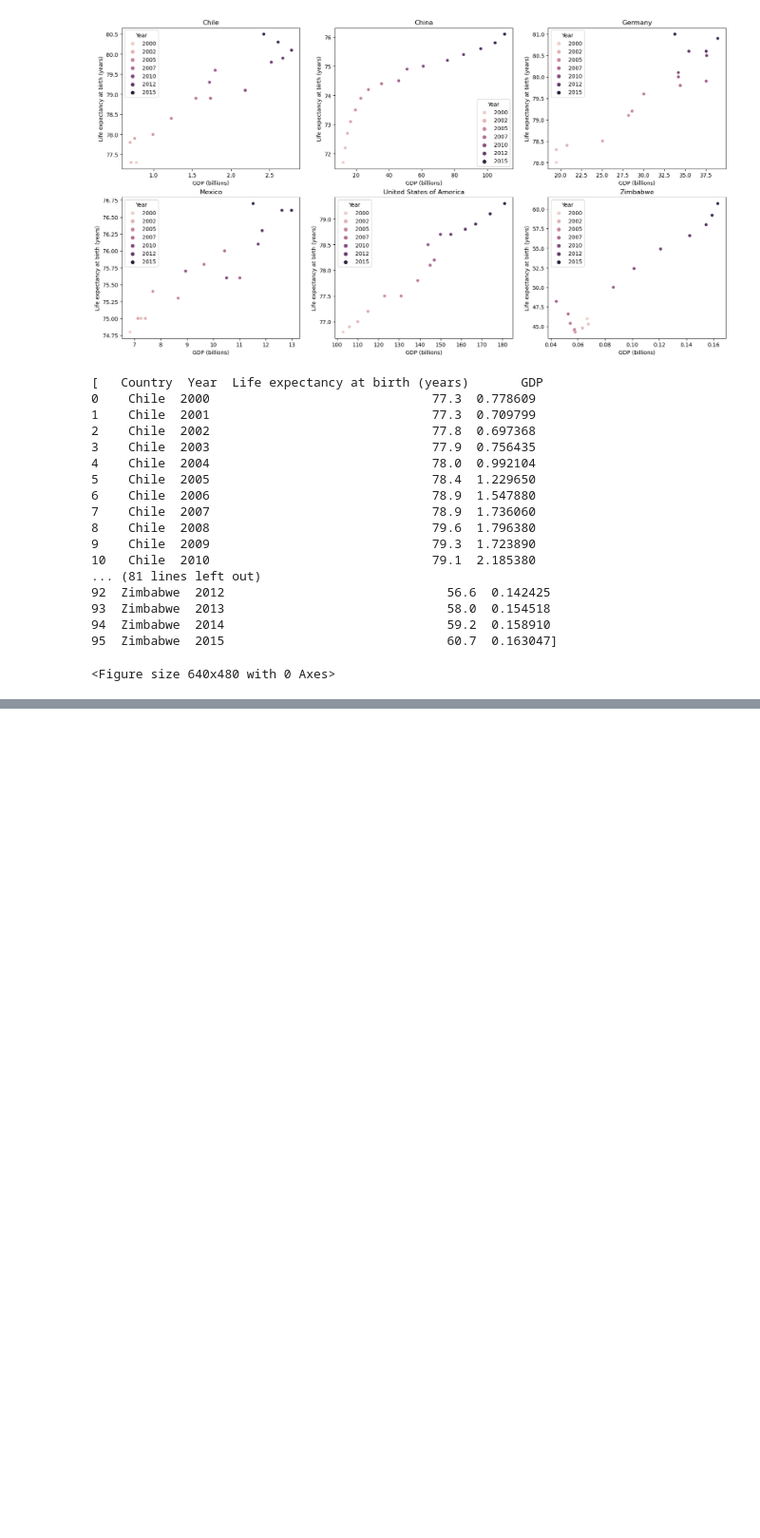
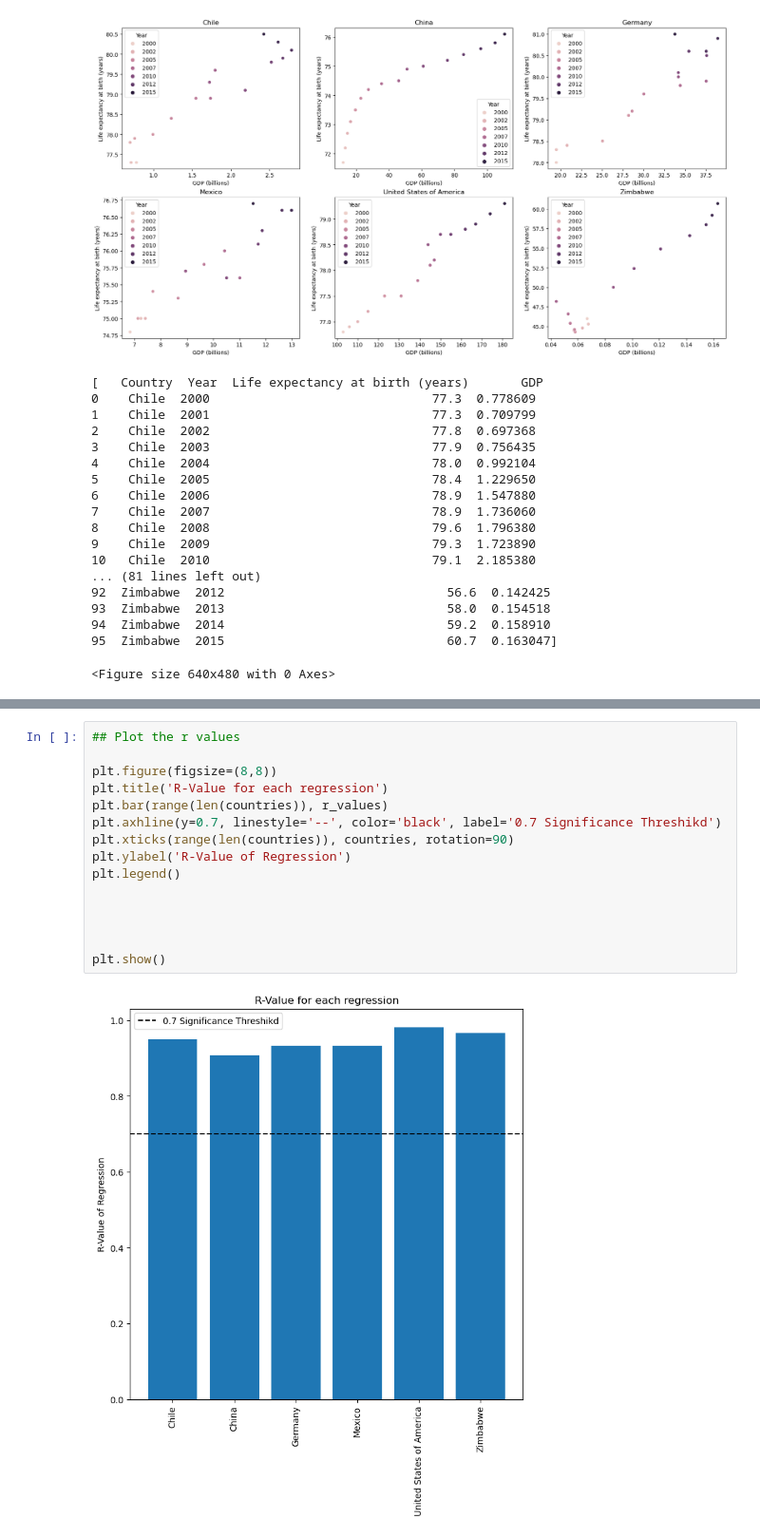
Before and after one commit to YSquid/gdp_life, a Jupyter notebook: life_expectancy_gdp.ipynb, the cells around one changed output, grey strips where cells are left out. Shown: that part at 95% size. Drawn from its saved outputs; the diff is of its cells as text; blank space fills up the shorter version.

```diff
--- a/life_expectancy_gdp.ipynb
+++ b/life_expectancy_gdp.ipynb
@@ -178,0 +185,17 @@ plt.show()
+# %%
+## Plot the r values
+
+plt.figure(figsize=(8,8))
+plt.title('R-Value for each regression')
+plt.bar(range(len(countries)), r_values)
+plt.axhline(y=0.7, linestyle='--', color='black', label='0.7 Significance Threshikd')
+plt.xticks(range(len(countries)), countries, rotation=90)
+plt.ylabel('R-Value of Regression')
+plt.legend()
+
+
+
+
+plt.show()
+# %% [output]
+[figure, added]
```
Also changed, not shown: parts of 2 cells of this notebook.
